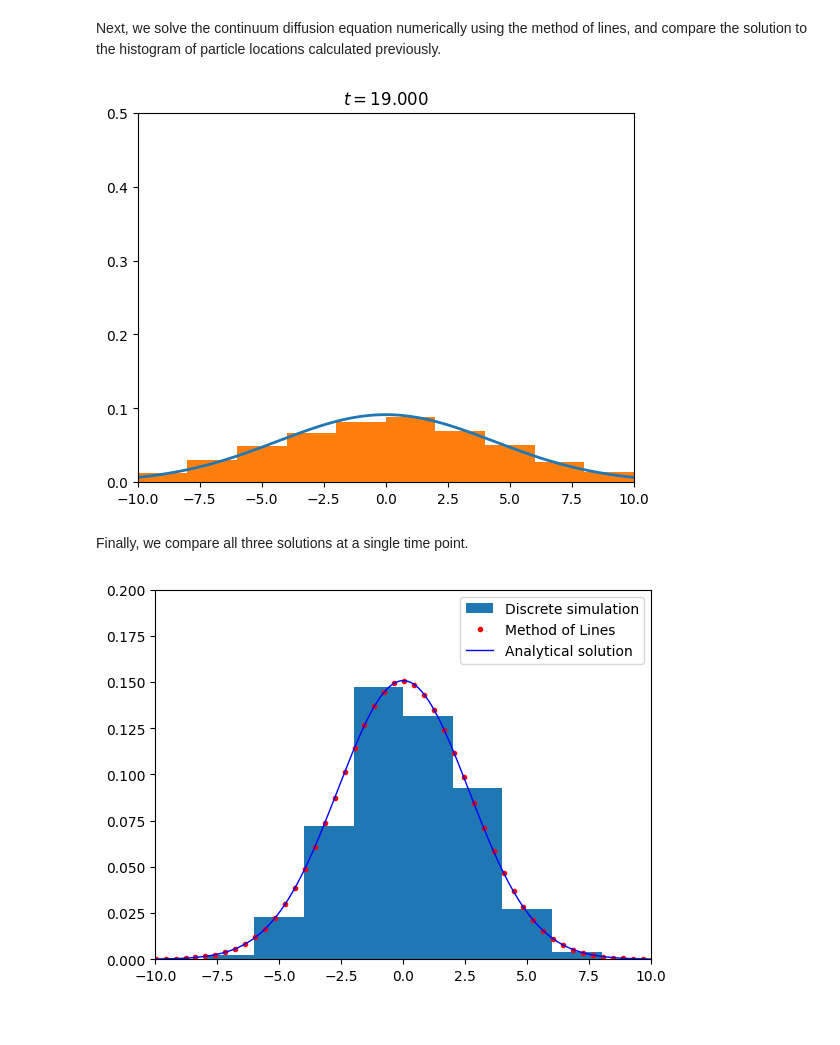
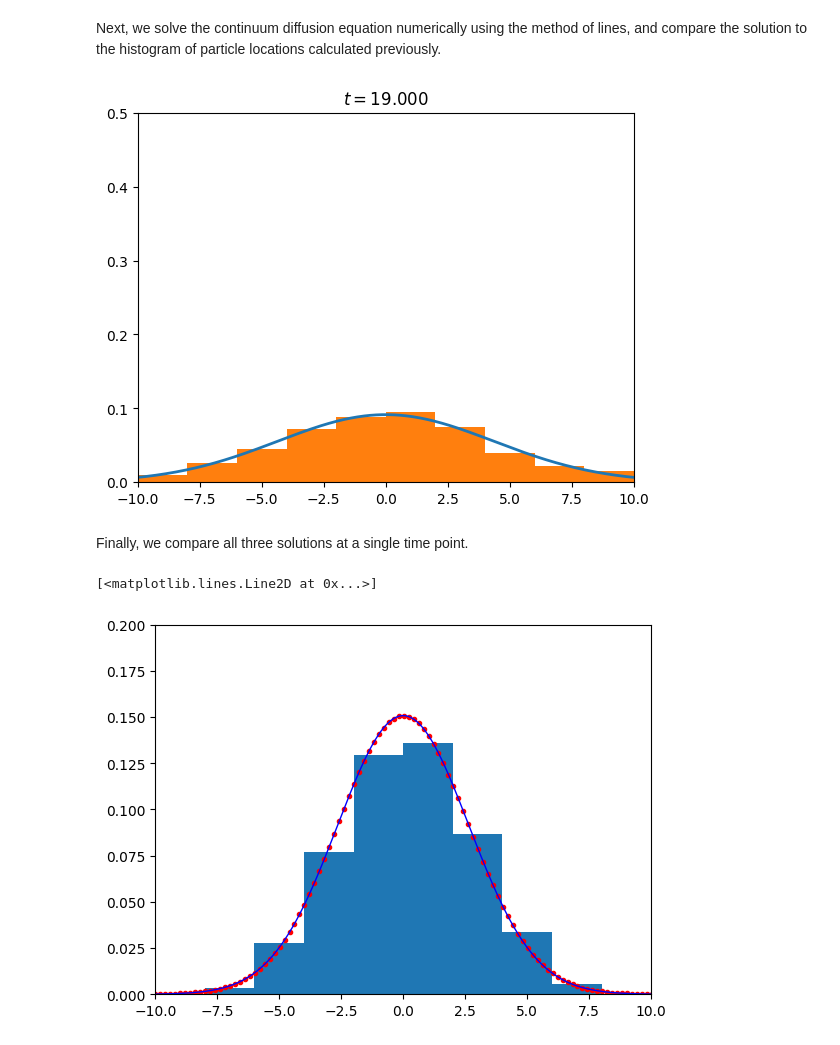
Before and after one commit to philip-pearce/randomwalkers, a Jupyter notebook: random_walkers.ipynb, the cells around one changed output. Drawn from its saved outputs; the diff is of its cells as text; code cells hidden in the pictures.

```diff
--- a/random_walkers.ipynb
+++ b/random_walkers.ipynb
@@ -117,22 +110,23 @@ from scipy.interpolate import interp1d
 from IPython import display
 from time import sleep
 
-#Define parameters and x grid
-N2 = 500
-L = 20
+N2 = 1000 #number of gridpoints for method of lines
+L = 20 #length of domain
 num_timesteps = 20
 x2 = np.linspace(-L, L, N2)
 
 # Diffusivity
 D = 1/2
 
-#Define initial condition (here we use a "thin" Gaussian to approximate a delta function)
+
 Init = np.zeros(len(x2))
+#Initialise as a thin Gaussian (to represent a delta function for comparison with the discrete/analytical solutions)
 for k in range(0, len(x2)-2):
   Init[k] = np.exp(-x2[k]**2/(4*D*0.01)) / np.sqrt(4*D*math.pi*0.01)
 
 
-#discretise the equations
+options = {'rtol': 1e-10, 'atol': 1e-10}
+
 def reaction_diffusion_ode(c, t):
     dy = np.zeros_like(c)
     h = x2[1] - x2[0]
@@ -150,12 +144,11 @@ def reaction_diffusion_ode(c, t):
 
     return dy
 
-#Solve discretised equations using a scipy ODE solver (odeint)
 t = np.linspace(0, num_timesteps, num_timesteps+1)
 c = odeint(reaction_diffusion_ode, Init, t, args=())
 
-#Plot the solution in comparison to the histogram of random walkers, which was calculated above
 fig, ax = plt.subplots()
+
 for j in range(0,num_timesteps):
   ax.clear()
   ax.plot(x2, c[j,:], linewidth=2)
@@ -167,18 +160,21 @@ for j in range(0,num_timesteps):
   display.display(plt.gcf())
   display.clear_output(wait=True)
   sleep(0.01)
+# plt.pause(0.001)
+
+# plt.show()
 # %% [output]
-[figure, old version]
+[figure, new version]
 # %% [markdown]
 Finally, we compare all three solutions at a single time point.
 # %%
 #Compare analytical solution, method of lines solution, and histogram at a single time point
 fig, ax = plt.subplots()
-plt.hist(position[7,:],bins,density=True,label='Discrete simulation')
-plt.plot(x2[0:N:5], c[7,0:N:5],'.',color ='red',linewidth=1,label='Method of Lines')
+plt.plot(x2[0:N2:5], c[7,0:N2:5],'.',color ='red',linewidth=1)
 ax.set_xlim(-10, 10)
 ax.set_ylim(0, 0.2)
-plt.plot(x,y[7,:],color='blue',linewidth=1,label='Analytical solution')
-legend = ax.legend(loc='upper right')
+plt.hist(position[7,:],bins,density=True)
+plt.plot(x,y[7,:],color='blue',linewidth=1)
 # %% [output]
+[<matplotlib.lines.Line2D at 0x...>]
-[figure, old version]
+[figure, new version]
```
Also changed, not shown: parts of 5 cells of this notebook.
